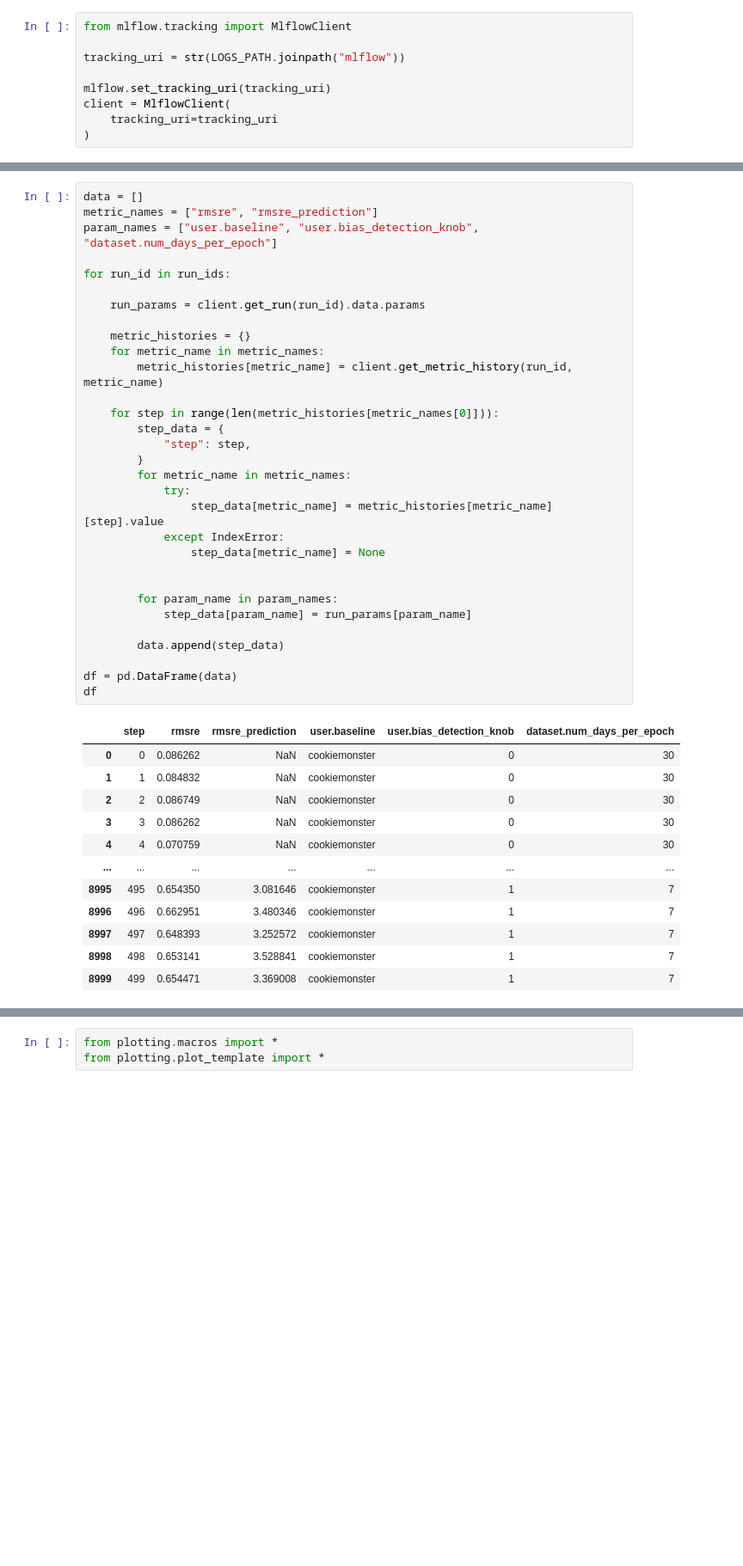
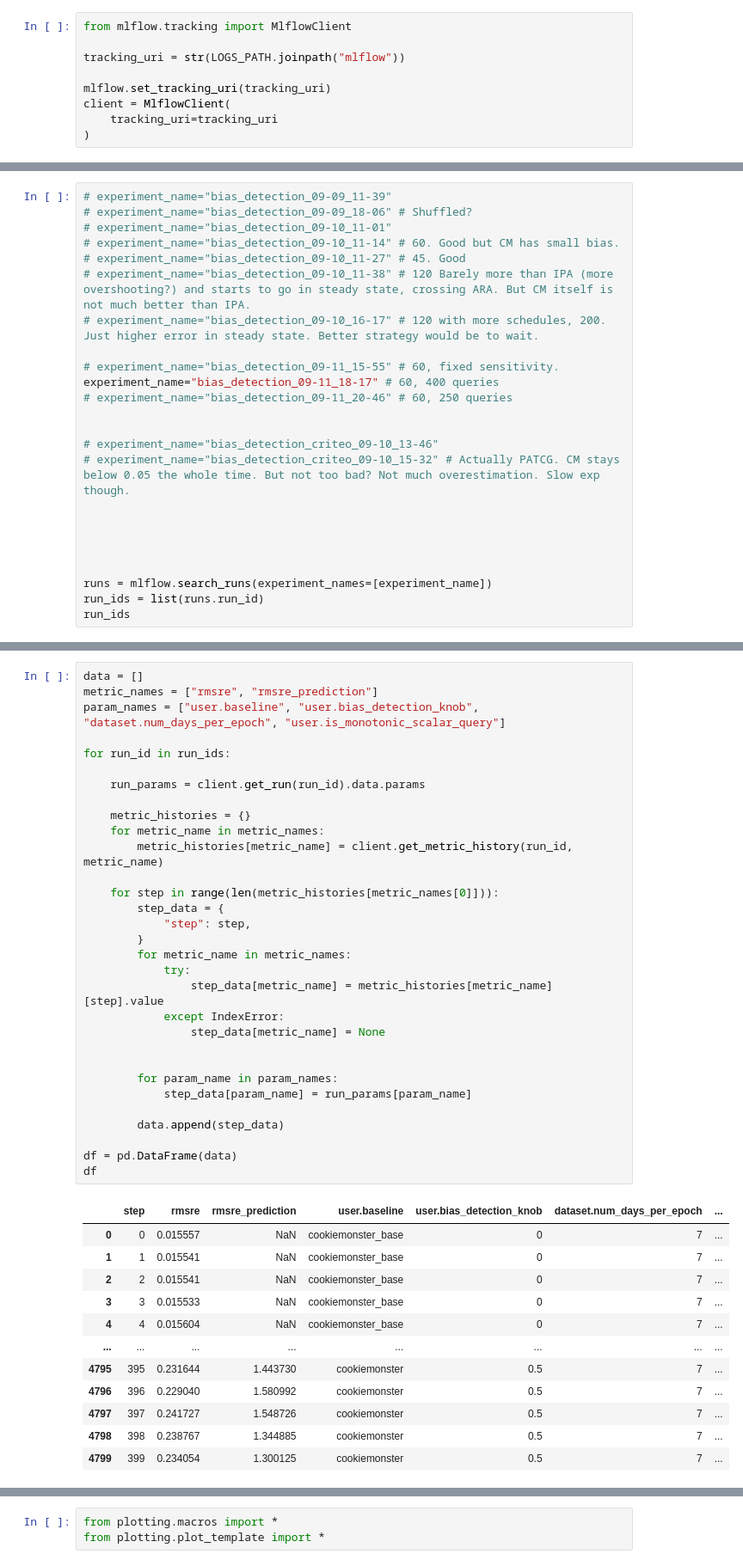
Before and after one commit to columbia/cookiemonster, a Jupyter notebook: notebooks/bias_data.ipynb, the cells around one changed output, grey strips where cells are left out. Shown at 86% size. Drawn from its saved outputs; the diff is of its cells as text; blank space fills up the shorter version.

```diff
--- a/notebooks/bias_data.ipynb
+++ b/notebooks/bias_data.ipynb
@@ -55,0 +21,24 @@ run_ids
+# %%
+# experiment_name="bias_detection_09-09_11-39"
+# experiment_name="bias_detection_09-09_18-06" # Shuffled?
+# experiment_name="bias_detection_09-10_11-01"
+# experiment_name="bias_detection_09-10_11-14" # 60. Good but CM has small bias.
+# experiment_name="bias_detection_09-10_11-27" # 45. Good
+# experiment_name="bias_detection_09-10_11-38" # 120 Barely more than IPA (more overshooting?) and starts to go in steady state, crossing ARA. But CM itself is not much better than IPA.
+# experiment_name="bias_detection_09-10_16-17" # 120 with more schedules, 200. Just higher error in steady state. Better strategy would be to wait.
+
+# experiment_name="bias_detection_09-11_15-55" # 60, fixed sensitivity.
+experiment_name="bias_detection_09-11_18-17" # 60, 400 queries
+# experiment_name="bias_detection_09-11_20-46" # 60, 250 queries
+
+
+# experiment_name="bias_detection_criteo_09-10_13-46"
+# experiment_name="bias_detection_criteo_09-10_15-32" # Actually PATCG. CM stays below 0.05 the whole time. But not too bad? Not much overestimation. Slow exp though.
+
+
+
+
+
+runs = mlflow.search_runs(experiment_names=[experiment_name])
+run_ids = list(runs.run_id)
+run_ids
@@ -56,44 +58,44 @@ run_ids
 # %%
 data = []
 metric_names = ["rmsre", "rmsre_prediction"]
-param_names = ["user.baseline", "user.bias_detection_knob", "dataset.num_days_per_epoch"]
+param_names = ["user.baseline", "user.bias_detection_knob", "dataset.num_days_per_epoch", "user.is_monotonic_scalar_query"]
 
 for run_id in run_ids:
 
     run_params = client.get_run(run_id).data.params
 
     metric_histories = {}
     for metric_name in metric_names:
         metric_histories[metric_name] = client.get_metric_history(run_id, metric_name)
 
     for step in range(len(metric_histories[metric_names[0]])):
         step_data = {
             "step": step,
         }
         for metric_name in metric_names:
             try:
                 step_data[metric_name] = metric_histories[metric_name][step].value
             except IndexError:
                 step_data[metric_name] = None
 
 
         for param_name in param_names:
             step_data[param_name] = run_params[param_name]
 
         data.append(step_data)
 
 df = pd.DataFrame(data)
 df
 # %% [output]
-|  | step | rmsre | rmsre_prediction | user.baseline | user.bias_detection_knob | dataset.num_days_per_epoch |
-| 0 | 0 | 0.086262 | NaN | cookiemonster | 0 | 30 |
-| 1 | 1 | 0.084832 | NaN | cookiemonster | 0 | 30 |
-| 2 | 2 | 0.086749 | NaN | cookiemonster | 0 | 30 |
-| 3 | 3 | 0.086262 | NaN | cookiemonster | 0 | 30 |
-| 4 | 4 | 0.070759 | NaN | cookiemonster | 0 | 30 |
-| ... | ... | ... | ... | ... | ... | ... |
-| 8995 | 495 | 0.654350 | 3.081646 | cookiemonster | 1 | 7 |
-| 8996 | 496 | 0.662951 | 3.480346 | cookiemonster | 1 | 7 |
-| 8997 | 497 | 0.648393 | 3.252572 | cookiemonster | 1 | 7 |
-| 8998 | 498 | 0.653141 | 3.528841 | cookiemonster | 1 | 7 |
-| 8999 | 499 | 0.654471 | 3.369008 | cookiemonster | 1 | 7 |
+|  | step | rmsre | rmsre_prediction | user.baseline | user.bias_detection_knob | dataset.num_days_per_epoch | ... |
+| 0 | 0 | 0.015557 | NaN | cookiemonster_base | 0 | 7 | ... |
+| 1 | 1 | 0.015541 | NaN | cookiemonster_base | 0 | 7 | ... |
+| 2 | 2 | 0.015541 | NaN | cookiemonster_base | 0 | 7 | ... |
+| 3 | 3 | 0.015533 | NaN | cookiemonster_base | 0 | 7 | ... |
+| 4 | 4 | 0.015604 | NaN | cookiemonster_base | 0 | 7 | ... |
+| ... | ... | ... | ... | ... | ... | ... | ... |
+| 4795 | 395 | 0.231644 | 1.443730 | cookiemonster | 0.5 | 7 | ... |
+| 4796 | 396 | 0.229040 | 1.580992 | cookiemonster | 0.5 | 7 | ... |
+| 4797 | 397 | 0.241727 | 1.548726 | cookiemonster | 0.5 | 7 | ... |
+| 4798 | 398 | 0.238767 | 1.344885 | cookiemonster | 0.5 | 7 | ... |
+| 4799 | 399 | 0.234054 | 1.300125 | cookiemonster | 0.5 | 7 | ... |
```
Also changed, not shown: parts of 19 cells of this notebook, 6 other files.
